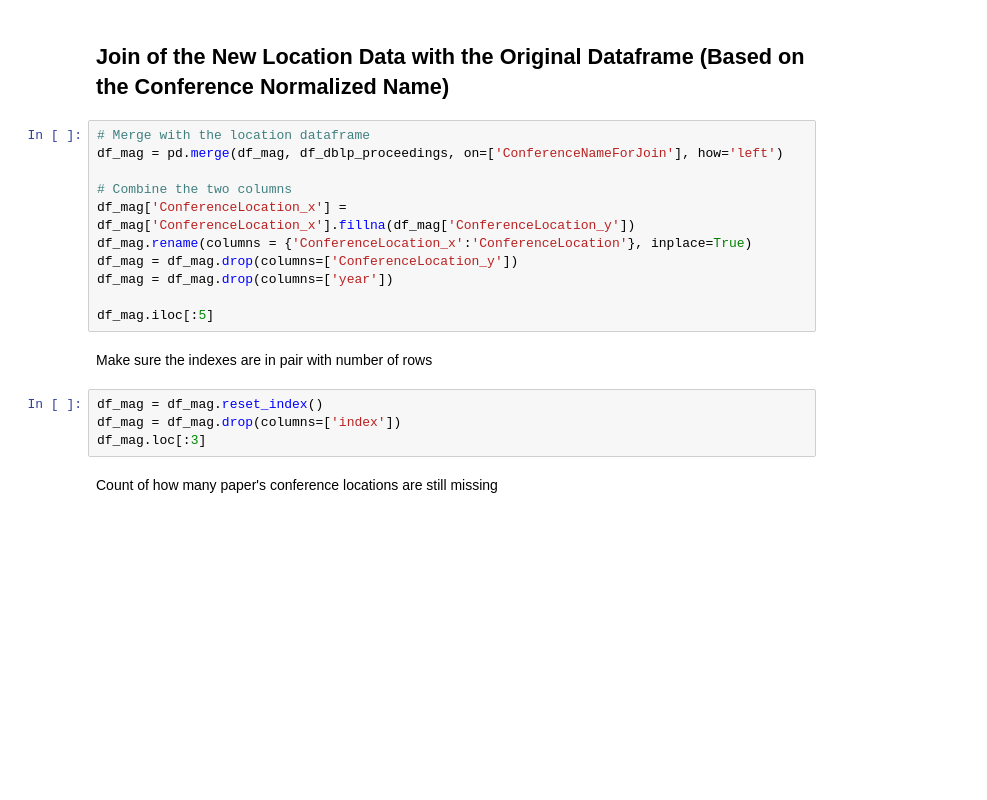
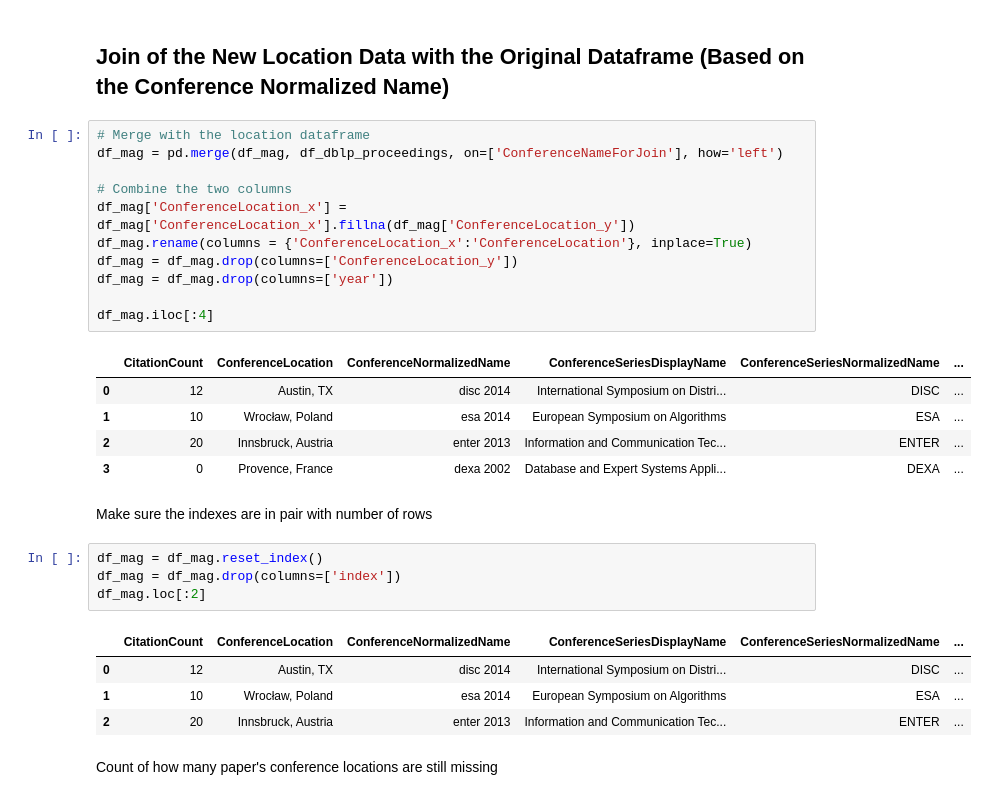
Before and after one commit to MarcoTerzulli/conftur_terzulli, a Jupyter notebook: 2 - Conference Location Fix/1 - mag_fix_locations_from_raw_dblp_dump.ipynb, the cells around one changed output. Cells and saved outputs as stored; diff of their text form; blank space fills up the shorter version.

Commit message:
Continuo inversione pipeline per il fix delle location: arrivato a buon punto del lavoro su MAG

```diff
--- a/2 - Conference Location Fix/1 - mag_fix_locations_from_raw_dblp_dump.ipynb
+++ b/2 - Conference Location Fix/1 - mag_fix_locations_from_raw_dblp_dump.ipynb
@@ -231,20 +279,31 @@ df_dblp_proceedings.loc[:3]
 # %%
 # Merge with the location dataframe
 df_mag = pd.merge(df_mag, df_dblp_proceedings, on=['ConferenceNameForJoin'], how='left')
 
 # Combine the two columns
 df_mag['ConferenceLocation_x'] = df_mag['ConferenceLocation_x'].fillna(df_mag['ConferenceLocation_y'])
 df_mag.rename(columns = {'ConferenceLocation_x':'ConferenceLocation'}, inplace=True)
 df_mag = df_mag.drop(columns=['ConferenceLocation_y'])
 df_mag = df_mag.drop(columns=['year'])
 
-df_mag.iloc[:5]
+df_mag.iloc[:4]
+# %% [output]
+|  | CitationCount | ConferenceLocation | ConferenceNormalizedName | ConferenceSeriesDisplayName | ConferenceSeriesNormalizedName | ... |
+| 0 | 12 | Austin, TX | disc 2014 | International Symposium on Distri... | DISC | ... |
+| 1 | 10 | Wrocław, Poland | esa 2014 | European Symposium on Algorithms | ESA | ... |
+| 2 | 20 | Innsbruck, Austria | enter 2013 | Information and Communication Tec... | ENTER | ... |
+| 3 | 0 | Provence, France | dexa 2002 | Database and Expert Systems Appli... | DEXA | ... |
 # %% [markdown]
 Make sure the indexes are in pair with number of rows
 # %%
 df_mag = df_mag.reset_index()
 df_mag = df_mag.drop(columns=['index'])
-df_mag.loc[:3]
+df_mag.loc[:2]
+# %% [output]
+|  | CitationCount | ConferenceLocation | ConferenceNormalizedName | ConferenceSeriesDisplayName | ConferenceSeriesNormalizedName | ... |
+| 0 | 12 | Austin, TX | disc 2014 | International Symposium on Distri... | DISC | ... |
+| 1 | 10 | Wrocław, Poland | esa 2014 | European Symposium on Algorithms | ESA | ... |
+| 2 | 20 | Innsbruck, Austria | enter 2013 | Information and Communication Tec... | ENTER | ... |
 # %% [markdown]
 Count of how many paper's conference locations are still missing
 # %%
```
Also changed, not shown: parts of 18 cells of this notebook.
